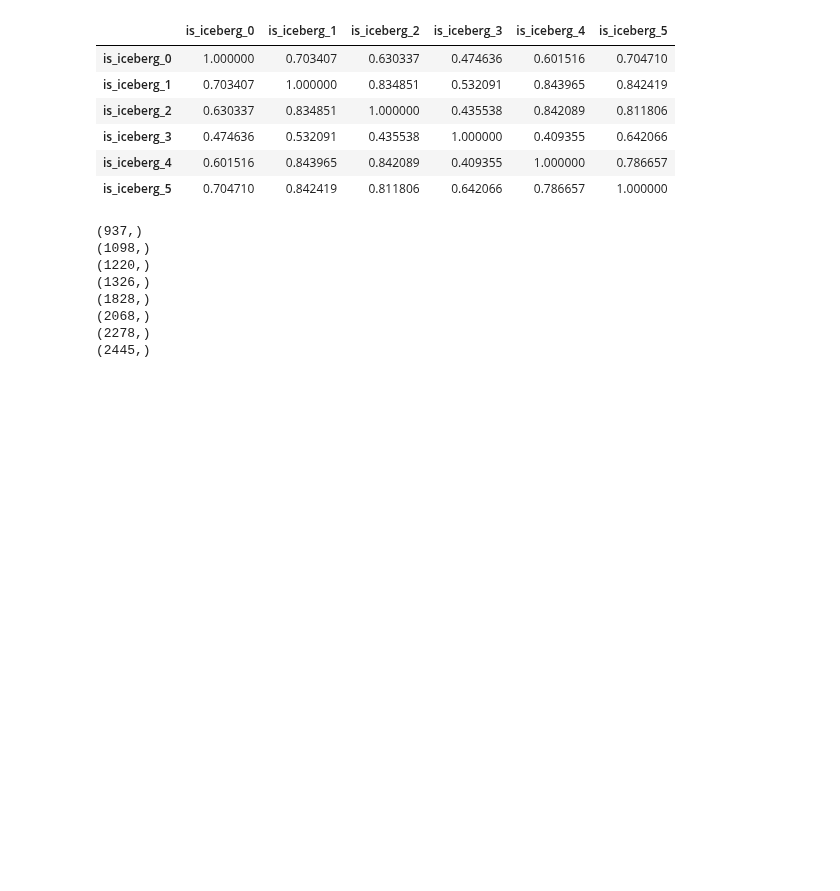
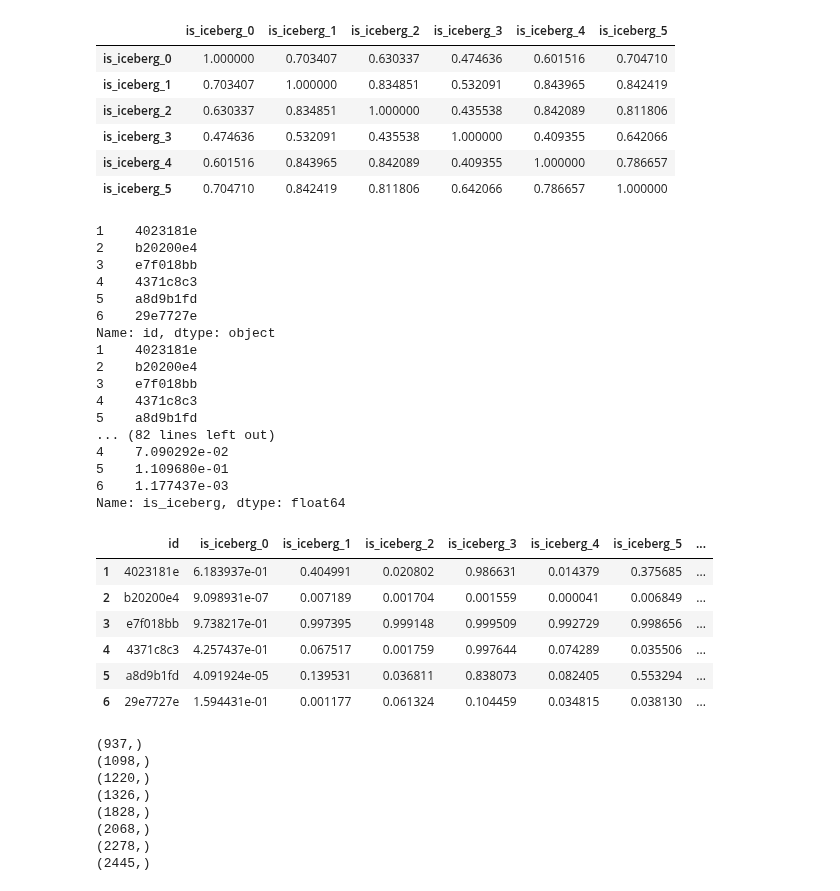
Before and after one commit to macwong/MachineLearning, a Jupyter notebook: Kaggle/Statoil C-CORE Iceberg Classifier/Stacking/Stacking.ipynb, the cells around one changed output. Drawn from its saved outputs; the diff is of its cells as text; code cells hidden in the pictures; blank space fills up the shorter version.

```diff
--- a/Kaggle/Statoil C-CORE Iceberg Classifier/Stacking/Stacking.ipynb
+++ b/Kaggle/Statoil C-CORE Iceberg Classifier/Stacking/Stacking.ipynb
@@ -40,8 +40,8 @@ concat_sub['is_iceberg_mean'] = concat_sub.iloc[:, 1:7].mean(axis=1)
 concat_sub['is_iceberg_median'] = concat_sub.iloc[:, 1:7].median(axis=1)
 # %%
 # set up cutoff threshold for lower and upper bounds, easy to twist
-cutoff_lo = 0.6
-cutoff_hi = 0.4
+cutoff_lo = 0.5
+cutoff_hi = 0.5
 # %%
 # load the model with best base performance
 sub_base = pd.read_csv('Submissions/subvgg16mobile.csv')
@@ -62,6 +62,46 @@ concat_sub['is_iceberg'] = np.where(np.all(concat_sub.iloc[:,1:7] > cutoff_lo, a
                                              concat_sub['is_iceberg_median']))
 concat_sub[['id', 'is_iceberg']].to_csv('stack_minmax_median.csv',
                                         index=False, float_format='%.6f')
+# %%
+# Try another collation solution...
+def process_values(val):
+    model_scores = val[1:7]
+    print(model_scores)
+    return model_scores
+
+concat_sub.apply(lambda x: process_values(x))
+# concat_sub['is_iceberg'] = np.where(np.all(concat_sub.iloc[:,1:7] > cutoff_lo, axis=1),
+#                                     concat_sub['is_iceberg_max'],
+#                                     np.where(np.all(concat_sub.iloc[:,1:7] < cutoff_hi, axis=1),
+#                                              concat_sub['is_iceberg_min'],
+#                                              concat_sub['is_iceberg_median']))
+# concat_sub[['id', 'is_iceberg']].to_csv('stack_minmax_median.csv',
+#                                         index=False, float_format='%.6f')
+# %% [output]
+1    4023181e
+2    b20200e4
+3    e7f018bb
+4    4371c8c3
+5    a8d9b1fd
+6    29e7727e
+Name: id, dtype: object
+1    4023181e
+2    b20200e4
+3    e7f018bb
+4    4371c8c3
+5    a8d9b1fd
+... (82 lines left out)
+4    7.090292e-02
+5    1.109680e-01
+6    1.177437e-03
+Name: is_iceberg, dtype: float64
+|  | id | is_iceberg_0 | is_iceberg_1 | is_iceberg_2 | is_iceberg_3 | is_iceberg_4 | is_iceberg_5 | ... |
+| 1 | 4023181e | 6.183937e-01 | 0.404991 | 0.020802 | 0.986631 | 0.014379 | 0.375685 | ... |
+| 2 | b20200e4 | 9.098931e-07 | 0.007189 | 0.001704 | 0.001559 | 0.000041 | 0.006849 | ... |
+| 3 | e7f018bb | 9.738217e-01 | 0.997395 | 0.999148 | 0.999509 | 0.992729 | 0.998656 | ... |
+| 4 | 4371c8c3 | 4.257437e-01 | 0.067517 | 0.001759 | 0.997644 | 0.074289 | 0.035506 | ... |
+| 5 | a8d9b1fd | 4.091924e-05 | 0.139531 | 0.036811 | 0.838073 | 0.082405 | 0.553294 | ... |
+| 6 | 29e7727e | 1.594431e-01 | 0.001177 | 0.061324 | 0.104459 | 0.034815 | 0.038130 | ... |
 # %%
 blah2 = np.where(np.all(concat_sub.iloc[:,1:7] > cutoff_lo, axis=1),
                                     concat_sub['is_iceberg_max'],
```
